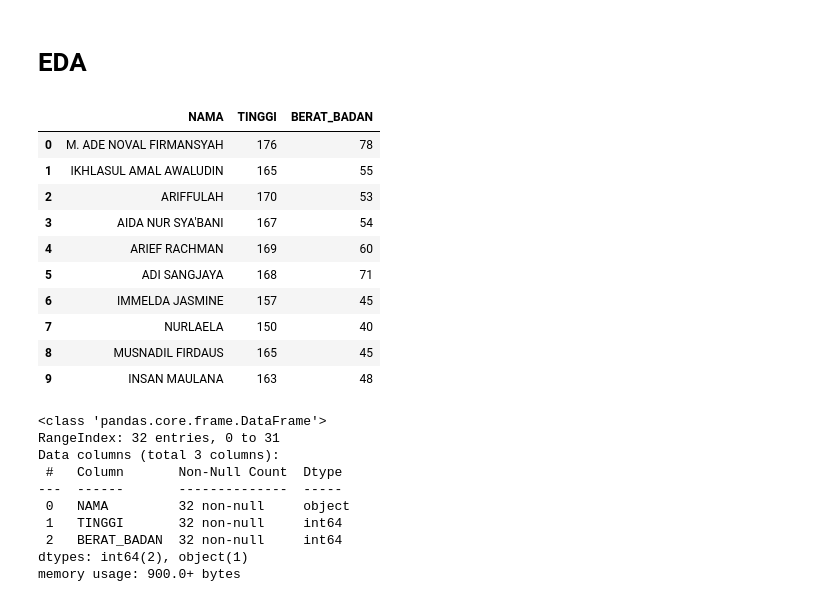
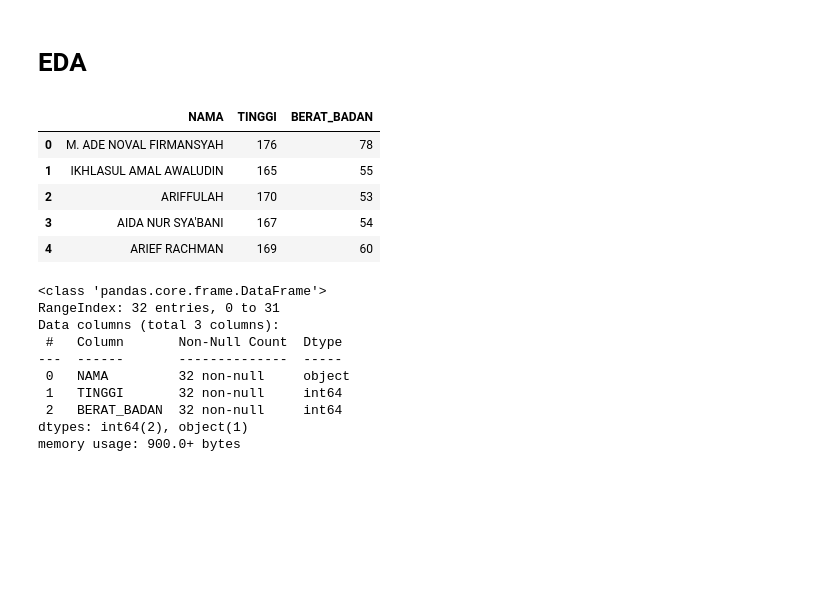
Before and after one commit to fauzul91/PKB-Praktikum, a Jupyter notebook: Pengantar Kecerdasan Buatan/Week 7/KMeans.ipynb, the cells around one changed output. Cells and saved outputs as stored; diff of their text form; code cells hidden in the pictures; blank space fills up the shorter version.

```diff
--- a/Pengantar Kecerdasan Buatan/Week 7/KMeans.ipynb
+++ b/Pengantar Kecerdasan Buatan/Week 7/KMeans.ipynb
@@ -11,19 +11,14 @@ data = pd.read_csv('data_mahasiswa.csv', sep=';')
 # %% [markdown]
 # EDA
 # %%
-data.head(10)
+data.head(5)
 # %% [output]
 |  | NAMA | TINGGI | BERAT_BADAN |
 | 0 | M. ADE NOVAL FIRMANSYAH | 176 | 78 |
 | 1 | IKHLASUL AMAL AWALUDIN | 165 | 55 |
 | 2 | ARIFFULAH | 170 | 53 |
 | 3 | AIDA NUR SYA'BANI | 167 | 54 |
 | 4 | ARIEF RACHMAN | 169 | 60 |
-| 5 | ADI SANGJAYA | 168 | 71 |
-| 6 | IMMELDA JASMINE | 157 | 45 |
-| 7 | NURLAELA | 150 | 40 |
-| 8 | MUSNADIL FIRDAUS | 165 | 45 |
-| 9 | INSAN MAULANA | 163 | 48 |
 # %%
 data.info()
 # %% [output]
```
Also changed, not shown: parts of 4 cells of this notebook.
